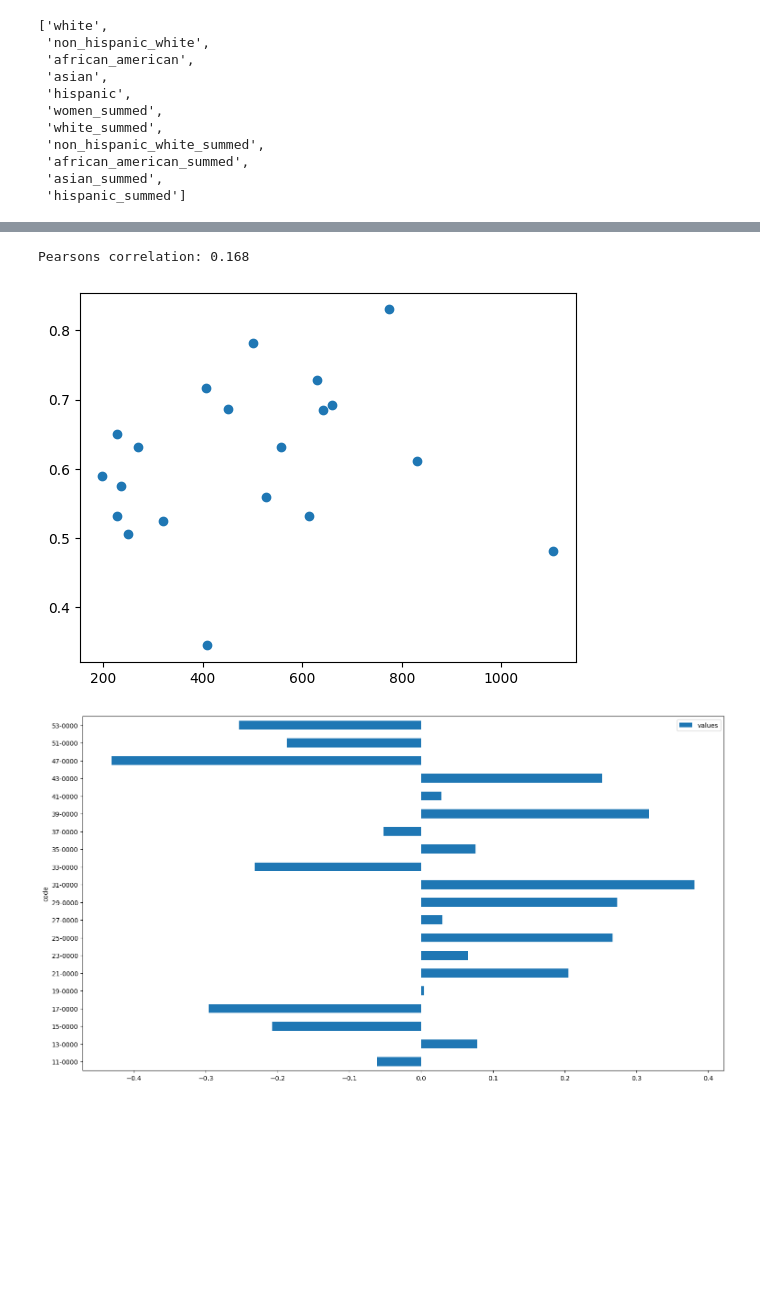
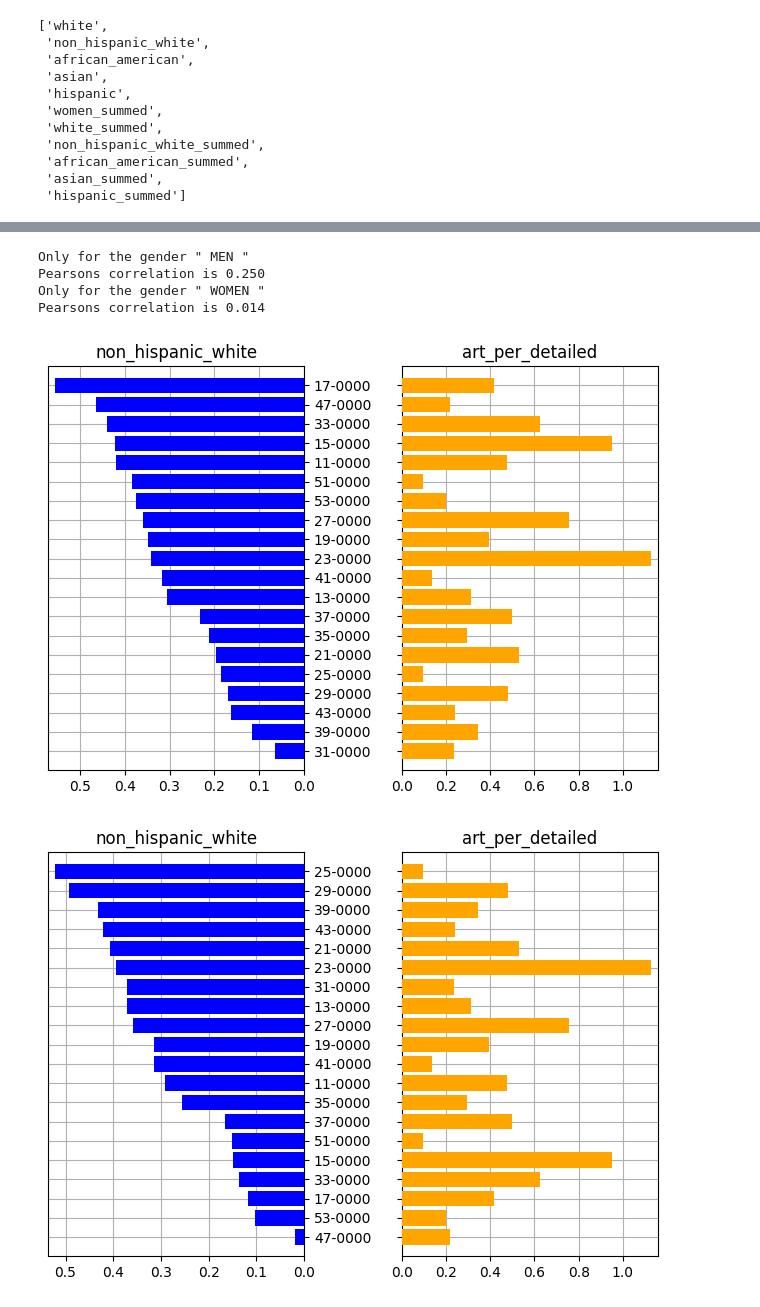
Before and after one commit to digital-scrappy/wikipedia-revisions, a Jupyter notebook: Analysis/gender_race_analysis.ipynb, the cells around one changed output, grey strips where cells are left out. Cells and saved outputs as stored; diff of their text form; code cells hidden in the pictures; blank space fills up the shorter version.

```diff
--- a/Analysis/gender_race_analysis.ipynb
+++ b/Analysis/gender_race_analysis.ipynb
@@ -114,9 +127,14 @@ viz_sideways(df_major, target_var, second_var)
 # %%
-viz_scatterplot_correlation(df_major, target_var, second_var)
+# viz_scatterplot_correlation(df_major, target_var, second_var)
+# relative_positive_negative(df_major, "women", employment_dict)
-# %% [output]
-Pearsons correlation: 0.168
-[figure, removed]
-# %%
-relative_positive_negative(df_major, "women", mapping_dict)
-# %% [output]
-[figure, removed]
+# %%
+viz_gender_target(df_major, target_var, second_var, "men")
+
+viz_gender_target(df_major, target_var, second_var, "women")
+# %% [output]
+Only for the gender " MEN "
+Pearsons correlation is 0.250
+Only for the gender " WOMEN "
+Pearsons correlation is 0.014
+[figure, added]
+[figure, added]
```
Also changed, not shown: parts of 8 cells of this notebook, 1 other file.
